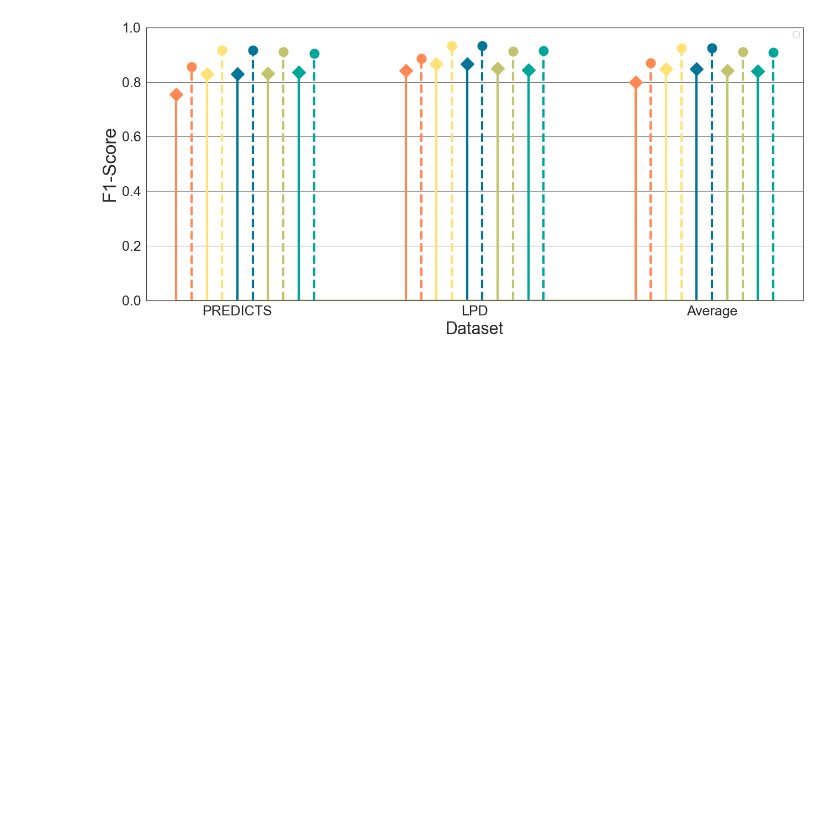
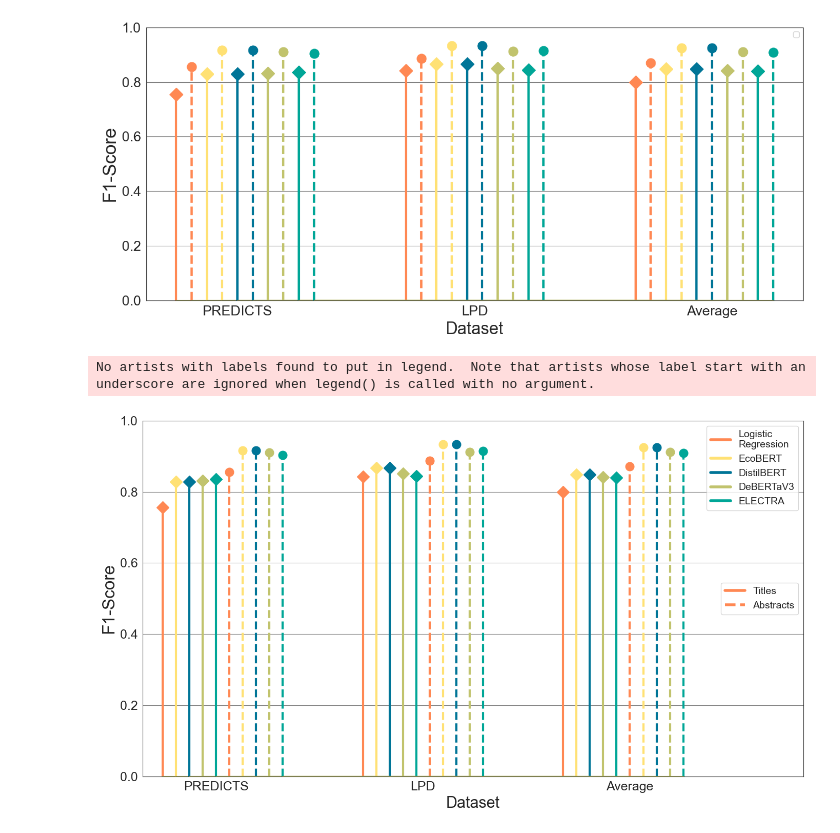
Before and after one commit to ViktorDomazetoski/Ecological-LLMs, a Jupyter notebook: Topic Modelling/02. TopicModeling_Result_Visualization.ipynb, the cells around one changed output. Saved outputs shown, nothing was run; the diff lists cells and outputs as text; code cells hidden in the pictures; blank space fills up the shorter version.

```diff
--- a/Topic Modelling/02. TopicModeling_Result_Visualization.ipynb
+++ b/Topic Modelling/02. TopicModeling_Result_Visualization.ipynb
@@ -210,3 +176,47 @@ for i, metric in enumerate(["F1-Score"]):
 # %% [output]
 No artists with labels found to put in legend.  Note that artists whose label start with an underscore are ignored when legend() is called with no argument.
 [figure]
+# %%
+for i, metric in enumerate(["F1-Score"]):
+
+    fig, axes  = plt.subplots(figsize=(14,8), nrows = 1)
+    start = 0
+    for j, model in enumerate(["Logistic Regression", "EcoBERT", "DistilBERT", "DeBERTa_v3", "ELECTRA"]):
+        for k, text in enumerate(["Title", "Abstract"]):
+            df_subset = df_results_full[(df_results_full["Model"]==model)*(df_results_full["Text"]==text)*df_results_full["Dataset"].apply(lambda x: x in ["PREDICTS", "LPI", "Average"])]
+            if(text=="Title"):
+                (markers, stemlines, baseline) = plt.stem(start + np.arange(len(df_subset))*15, df_subset[metric])
+                plt.setp(markers, marker='D', markersize=12, color = color_palette[j])
+                plt.setp(stemlines, linewidth=3, color = color_palette[j])
+
+            if(text=="Abstract"):
+                (markers, stemlines, baseline) = plt.stem(start + 5 + np.arange(len(df_subset))*15, df_subset[metric])
+                plt.setp(markers, marker='o', markersize=12, color = color_palette[j])
+                plt.setp(stemlines, linewidth=3, linestyle = "--", color = color_palette[j])
+                start += 1
+
+    axes.set_xticks(np.arange(4, 45, 15.5))
+    axes.set_xticklabels(["PREDICTS", "LPD", "Average"], size=18, rotation="horizontal")
+    axes.set_yticklabels(np.round(np.arange(0, 1.2, 0.2), 1), size=18)
+    axes.grid(axis='x')
+    plt.xlabel("Dataset", size = 22)
+    plt.ylabel(metric, size = 24)
+    plt.ylim(0, 1)
+    if(i==0):
+        plt.legend()
+    plt.xlim(-1.5, 48)
+    # plt.legend()
+    plt.tight_layout()
+    traits = [mlines.Line2D([], [], color=color_palette[i], marker='', ls='-', linewidth = 4, label=focus_name) for i, focus_name in enumerate(["Logistic\nRegression", "EcoBERT", "DistilBERT", "DeBERTaV3", "ELECTRA"])]
+    # plt.legend(handles=traits, fontsize = 14, loc = "upper right")
+
+    datasets = [mlines.Line2D([], [], color=color_palette[0], marker='', ls='-', markersize = 10, linewidth = 4, label="Titles"), mlines.Line2D([], [], color=color_palette[0], marker='', ls='--', markersize = 10, linewidth = 4, label="Abstracts")]
+    legend1 = plt.legend(handles = datasets, fontsize = 14, loc = "center right")
+    plt.legend(handles=traits, fontsize = 14, loc = "upper right")
+    plt.gca().add_artist(legend1)
+
+
+    plt.show()
+# %% [output]
+No artists with labels found to put in legend.  Note that artists whose label start with an underscore are ignored when legend() is called with no argument.
+[figure, added]
```
Also changed, not shown: parts of 6 cells of this notebook, 16 other files.
